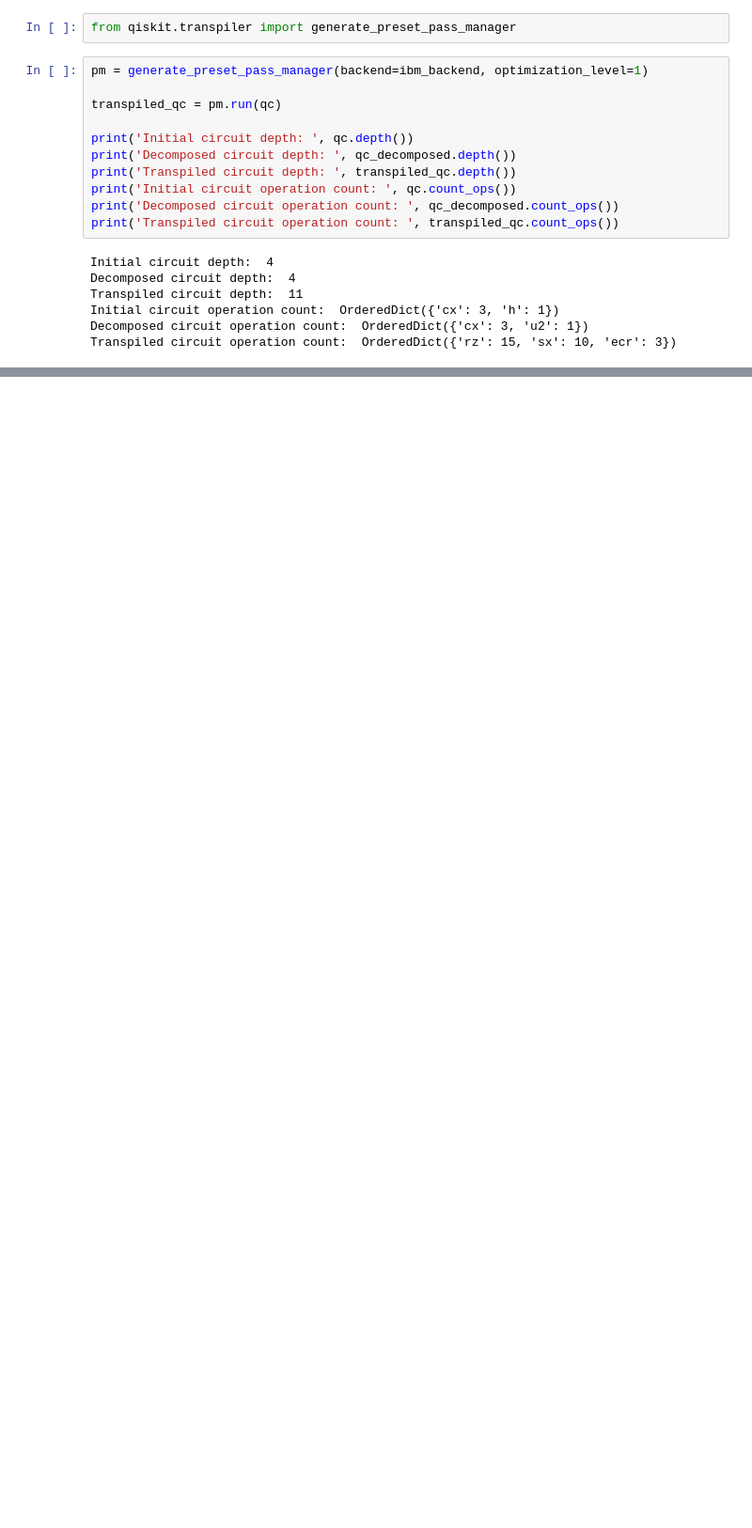
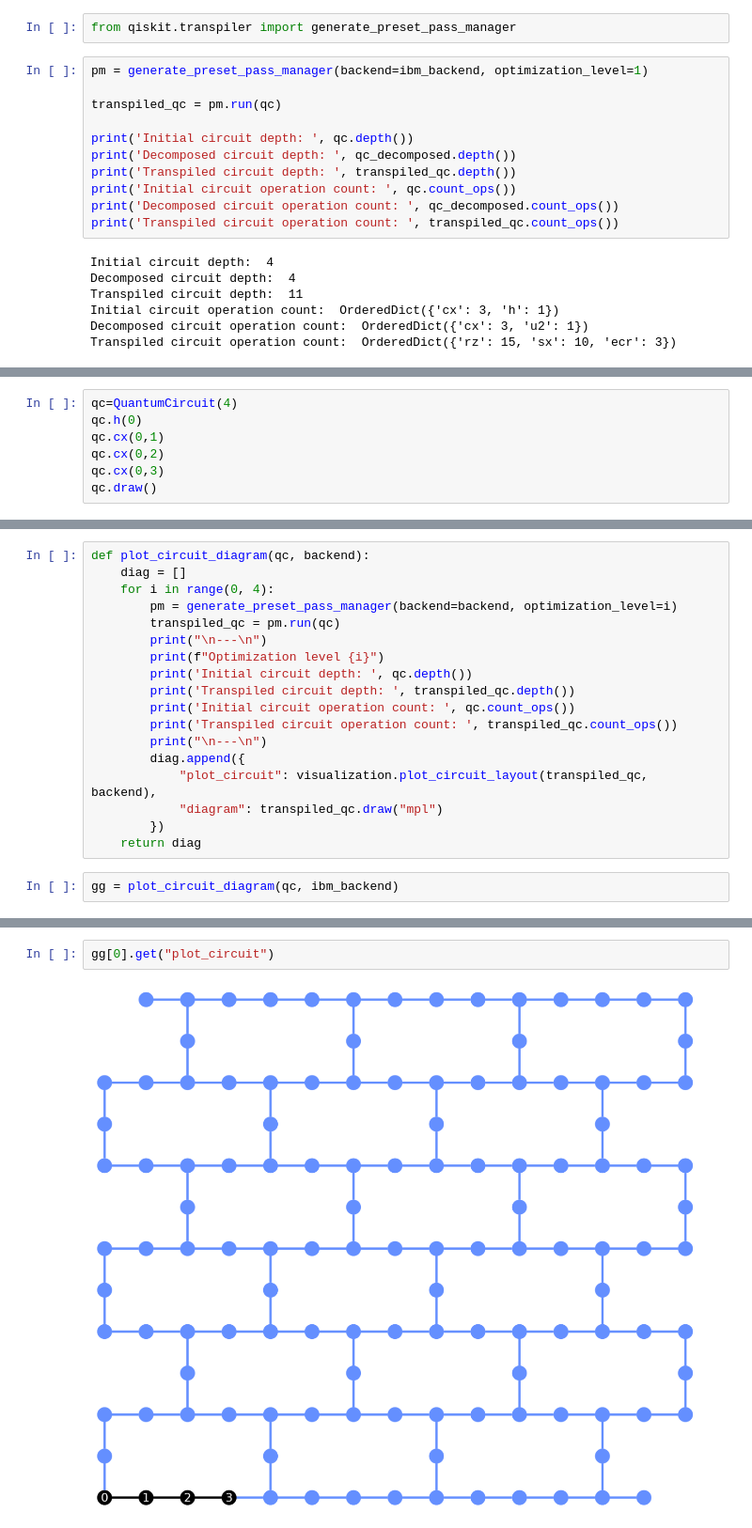
Before and after one commit to dipankardas011/Quantum-Coding, a Jupyter notebook: transpiler_circuit_optimization.ipynb, the cells around one changed output, grey strips where cells are left out. Shown at 94% size. Cells and saved outputs as stored; diff of their text form; blank space fills up the shorter version.

Commit message:
completed the chap 9 of optimization of circuits using transplier
Signed-off-by: Dipankar Das <65275144+dipankardas011@users.noreply.github.com>

```diff
--- a/transpiler_circuit_optimization.ipynb
+++ b/transpiler_circuit_optimization.ipynb
@@ -135,0 +150,7 @@ visualization.plot_circuit_layout(transpiled_qc, ibm_backend)
+# %%
+qc=QuantumCircuit(4)
+qc.h(0)
+qc.cx(0,1)
+qc.cx(0,2)
+qc.cx(0,3)
+qc.draw()
@@ -135,0 +167,20 @@ visualization.plot_circuit_layout(transpiled_qc, ibm_backend)
+# %%
+def plot_circuit_diagram(qc, backend):
+    diag = []
+    for i in range(0, 4):
+        pm = generate_preset_pass_manager(backend=backend, optimization_level=i)
+        transpiled_qc = pm.run(qc)
+        print("\n---\n")
+        print(f"Optimization level {i}")
+        print('Initial circuit depth: ', qc.depth())
+        print('Transpiled circuit depth: ', transpiled_qc.depth())
+        print('Initial circuit operation count: ', qc.count_ops())
+        print('Transpiled circuit operation count: ', transpiled_qc.count_ops())
+        print("\n---\n")
+        diag.append({
+            "plot_circuit": visualization.plot_circuit_layout(transpiled_qc, backend),
+            "diagram": transpiled_qc.draw("mpl")
+        })
+    return diag
+# %%
+gg = plot_circuit_diagram(qc, ibm_backend)
@@ -135,0 +205,4 @@ visualization.plot_circuit_layout(transpiled_qc, ibm_backend)
+# %%
+gg[0].get("plot_circuit")
+# %% [output]
+[figure, added]
```
Also changed, not shown: parts of 15 cells of this notebook.
